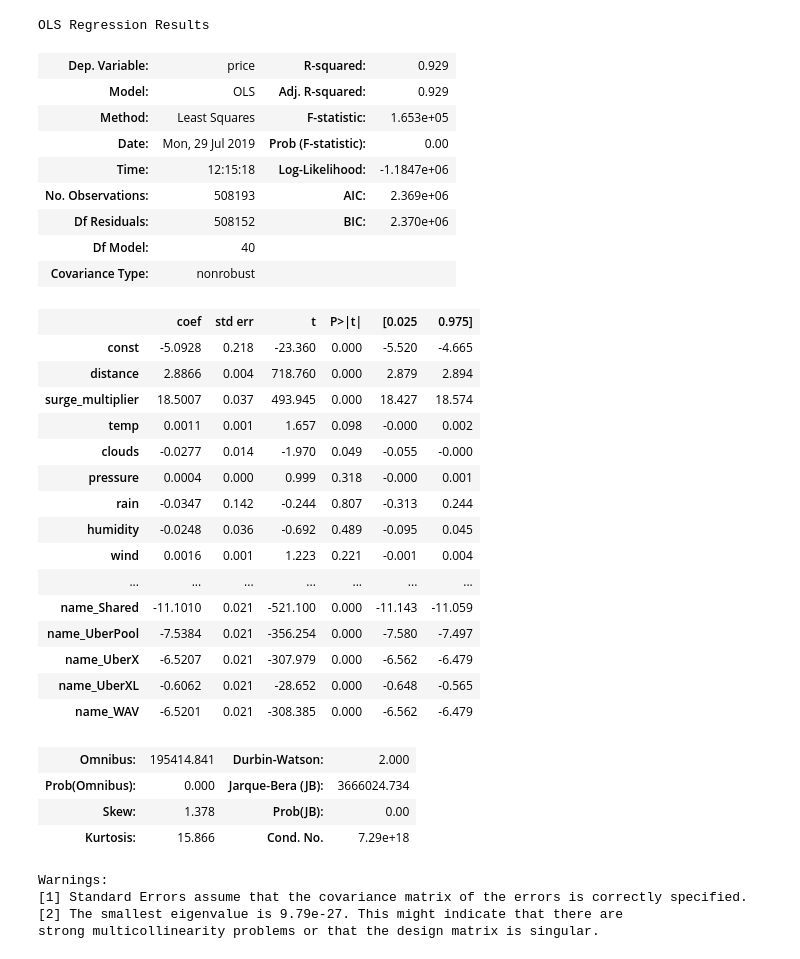
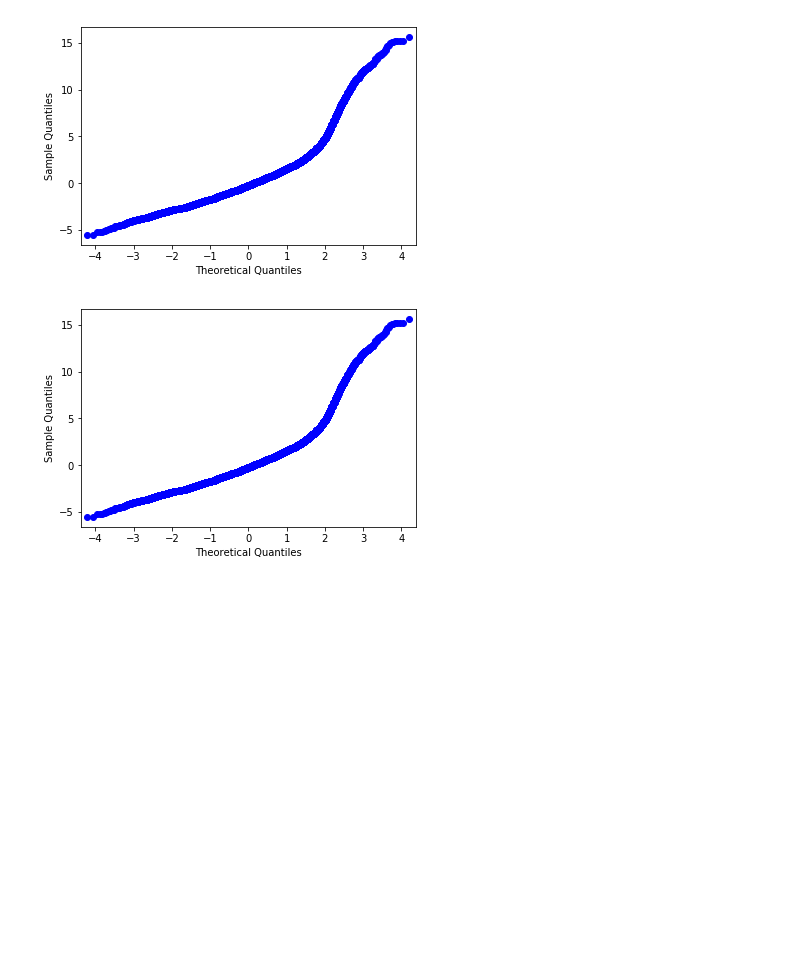
Before and after one commit to aschams/Uber_Lyft_Analysis, a Jupyter notebook: Model_building.ipynb, the cells around one changed output. Drawn from its saved outputs; the diff is of its cells as text; code cells hidden in the pictures; blank space fills up the shorter version.

```diff
--- a/Model_building.ipynb
+++ b/Model_building.ipynb
@@ -33,0 +14,17 @@ Index(['Unnamed: 0', 'distance', 'price', 'surge_multiplier',
+# %%
+df = pd.read_csv('data/rides_weather_df.csv')
+df['log_price'] = np.log(df.price)
+df['sqrt_price'] = np.sqrt(df.price)
+df['log_dist'] = np.log(df.distance)
+df['sqrt_dist'] = np.sqrt(df.distance)
+df['base_price'] = df.price / df.surge_multiplier
+df= df[(df.base_price < 30) &
+       (df.base_price > 8) &
+       (df.distance > 1.25) &
+       (df.cab_type_Uber == 1) &
+       (df.name_UberPool == 0) &
+       (df.name_UberX == 0) &
+       (df.name_WAV == 0) &
+       (df.time_since_start > 0)]
+df['log_tss'] = np.log(df.time_since_start)
+df['sqrt_tss'] = np.sqrt(df.time_since_start)
@@ -34,4 +40,4 @@ Index(['Unnamed: 0', 'distance', 'price', 'surge_multiplier',
 # %%
-X = df.drop(['price', 'date_time_rides', 'Unnamed: 0'], axis=1)
+X = df.drop(['price', 'date_time_rides', 'Unnamed: 0','log_price', 'sqrt_price', 'base_price'], axis=1)
 X = sm.add_constant(X)
-y = df.price
+y = df.base_price
@@ -58,2 +44,7 @@ Index(['const', 'distance', 'surge_multiplier', 'temp', 'clouds', 'pressure',
 # %%
-X_train, X_test, y_train, y_test = train_test_split(X, y, test_size=0.2, random_state=42)
+X_train, X_test, y_train, y_test = train_test_split(X,
+                                                    y,
+                                                    test_size=0.2,
+                                                    random_state=42)
+model1 = OLS(y_train, X_train).fit()
+model1.summary()
@@ -62,37 +86,6 @@ model1 = OLS(y_train, X_train).fit()
-# %%
-model1.summary()
-# %% [output]
-OLS Regression Results
-| Dep. Variable: | price | R-squared: | 0.929 |
-| Model: | OLS | Adj. R-squared: | 0.929 |
-| Method: | Least Squares | F-statistic: | 1.653e+05 |
-| Date: | Mon, 29 Jul 2019 | Prob (F-statistic): | 0.00 |
-| Time: | 12:15:18 | Log-Likelihood: | -1.1847e+06 |
-| No. Observations: | 508193 | AIC: | 2.369e+06 |
-| Df Residuals: | 508152 | BIC: | 2.370e+06 |
-| Df Model: | 40 |  |  |
-| Covariance Type: | nonrobust |  |  |
-|  | coef | std err | t | P>|t| | [0.025 | 0.975] |
-| const | -5.0928 | 0.218 | -23.360 | 0.000 | -5.520 | -4.665 |
-| distance | 2.8866 | 0.004 | 718.760 | 0.000 | 2.879 | 2.894 |
-| surge_multiplier | 18.5007 | 0.037 | 493.945 | 0.000 | 18.427 | 18.574 |
-| temp | 0.0011 | 0.001 | 1.657 | 0.098 | -0.000 | 0.002 |
-| clouds | -0.0277 | 0.014 | -1.970 | 0.049 | -0.055 | -0.000 |
-| pressure | 0.0004 | 0.000 | 0.999 | 0.318 | -0.000 | 0.001 |
-| rain | -0.0347 | 0.142 | -0.244 | 0.807 | -0.313 | 0.244 |
-| humidity | -0.0248 | 0.036 | -0.692 | 0.489 | -0.095 | 0.045 |
-| wind | 0.0016 | 0.001 | 1.223 | 0.221 | -0.001 | 0.004 |
-| ... | ... | ... | ... | ... | ... | ... |
-| name_Shared | -11.1010 | 0.021 | -521.100 | 0.000 | -11.143 | -11.059 |
-| name_UberPool | -7.5384 | 0.021 | -356.254 | 0.000 | -7.580 | -7.497 |
-| name_UberX | -6.5207 | 0.021 | -307.979 | 0.000 | -6.562 | -6.479 |
-| name_UberXL | -0.6062 | 0.021 | -28.652 | 0.000 | -0.648 | -0.565 |
-| name_WAV | -6.5201 | 0.021 | -308.385 | 0.000 | -6.562 | -6.479 |
-| Omnibus: | 195414.841 | Durbin-Watson: | 2.000 |
-| Prob(Omnibus): | 0.000 | Jarque-Bera (JB): | 3666024.734 |
-| Skew: | 1.378 | Prob(JB): | 0.00 |
-| Kurtosis: | 15.866 | Cond. No. | 7.29e+18 |
-Warnings:
-[1] Standard Errors assume that the covariance matrix of the errors is correctly specified.
-[2] The smallest eigenvalue is 9.79e-27. This might indicate that there are
-strong multicollinearity problems or that the design matrix is singular.
+# %%
+res = model1.resid
+sm.qqplot(res)
+# %% [output]
+[figure, added]
+[figure, added]
```
Also changed, not shown: parts of 26 cells of this notebook, 1 other file.
